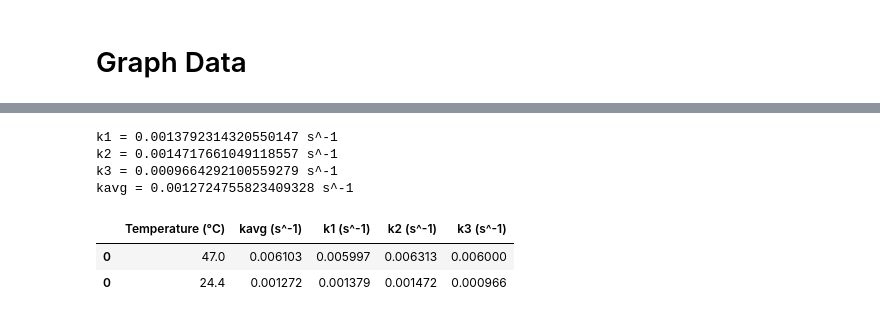
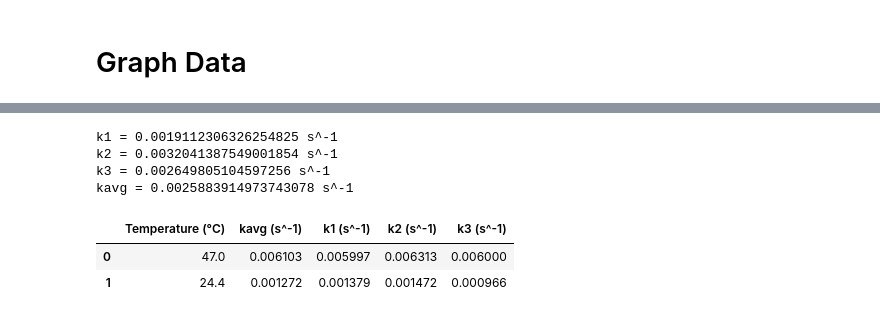
Before and after one commit to Nachreld/EthylAcetate, a Jupyter notebook: Calculations.ipynb, the cells around one changed output, grey strips where cells are left out. Cells and saved outputs as stored; diff of their text form; code cells hidden in the pictures.

```diff
--- a/Calculations.ipynb
+++ b/Calculations.ipynb
@@ -7,9 +7,9 @@ from scipy.misc import derivative
 import matplotlib.pyplot as plt
 %matplotlib inline
 
-data = pd.read_csv("Data Concentration/24_5Cdata1.csv")
-data2 = pd.read_csv("Data Concentration/24_5Cdata2.csv")
-data3 = pd.read_csv("Data Concentration/24_5Cdata3.csv")
+data = pd.read_csv("Data Concentration/37Cdata1.csv")
+data2 = pd.read_csv("Data Concentration/37Cdata2.csv")
+data3 = pd.read_csv("Data Concentration/37Cdata3.csv")
 tf = data["Time (sec)"][len(data["Time (sec)"])-1]
 tf2 = data2["Time (sec)"][len(data2["Time (sec)"])-1]
 tf3 = data3["Time (sec)"][len(data3["Time (sec)"])-1]
@@ -33,10 +33,10 @@ plt.figure(2,figsize=[6.4*2,4.8*2])
 plt.plot(data["Time (sec)"],_A,label="Data")
 plt.plot(data2["Time (sec)"],_A2,label="Data2")
 plt.plot(data3["Time (sec)"],_A3,label="Data3")
-
 plt.minorticks_on()
 plt.grid(which='major', linestyle='-', linewidth='0.5', color='black')
 plt.grid(which='minor', linestyle='-', linewidth='0.2', color='gray')
 plt.legend()
+#2:10pm
 # %% [output]
 <matplotlib.legend.Legend at 0x...>
@@ -47,8 +47,8 @@ from scipy.interpolate import interp1d
 import pandas as pd
 import os
 
-updateFile = True
-T = 24.4
+updateFile = False
+T = 37
 
 def ensure_dir(file_path):
     directory = os.path.dirname(file_path)
@@ -58,38 +58,38 @@ def ensure_dir(file_path):
 #         temp.to_csv("Kvalues/KbyTemp.csv", index=False, encoding='utf8')
 ensure_dir("Kvalues/KbyTemp.csv")
 try:
     myKs = pd.read_csv("Kvalues/KbyTemp.csv")
 except:
     temp = pd.DataFrame(columns=["Temperature (°C)","kavg (s^-1)","k1 (s^-1)","k2 (s^-1)","k3 (s^-1)"])
     temp.to_csv("Kvalues/KbyTemp.csv", index=False, encoding='utf8')
     myKs = pd.read_csv("Kvalues/KbyTemp.csv")
 
 dataTerp1 = interp1d(data["Time (sec)"],_A)
 dataTerp2 = interp1d(data2["Time (sec)"],_A2)
 dataTerp3 = interp1d(data3["Time (sec)"],_A3)
 
-k1 = -(dataTerp1(1000)-dataTerp1(1100))/(1000-1100) #s^-1
-k2 = -(dataTerp2(1000)-dataTerp2(1100))/(1000-1100) #s^-1
-k3 = -(dataTerp3(1000)-dataTerp3(1100))/(1000-1100) #s^-1
+k1 = -(dataTerp1(600)-dataTerp1(700))/(600-700) #s^-1
+k2 = -(dataTerp2(600)-dataTerp2(700))/(600-700) #s^-1
+k3 = -(dataTerp3(600)-dataTerp3(700))/(600-700) #s^-1
 kavg = (k1 + k2 + k3)/3
 
 print("k1 =",k1,"s^-1")
 print("k2 =",k2,"s^-1")
 print("k3 =",k3,"s^-1")
 print("kavg =",kavg,"s^-1")
 
 if updateFile:
     df = pd.DataFrame(data={'Temperature (°C)': [T], 'kavg (s^-1)': [kavg], 'k1 (s^-1)': [k1], 'k2 (s^-1)': [k2], 'k3 (s^-1)': [k3]})
     myKs = myKs.append(df)
 #     myKs.sort_values(by="Temperature (°C)", ascending=True)
     myKs.to_csv("Kvalues/KbyTemp.csv", index=False, encoding='utf8')
 
 myKs
 # %% [output]
-k1 = 0.0013792314320550147 s^-1
-k2 = 0.0014717661049118557 s^-1
-k3 = 0.0009664292100559279 s^-1
-kavg = 0.0012724755823409328 s^-1
+k1 = 0.0019112306326254825 s^-1
+k2 = 0.0032041387549001854 s^-1
+k3 = 0.002649805104597256 s^-1
+kavg = 0.0025883914973743078 s^-1
 |  | Temperature (°C) | kavg (s^-1) | k1 (s^-1) | k2 (s^-1) | k3 (s^-1) |
 | 0 | 47.0 | 0.006103 | 0.005997 | 0.006313 | 0.006000 |
-| 0 | 24.4 | 0.001272 | 0.001379 | 0.001472 | 0.000966 |
+| 1 | 24.4 | 0.001272 | 0.001379 | 0.001472 | 0.000966 |
```
Also changed, not shown: parts of 1 cell of this notebook, 7 other files.
